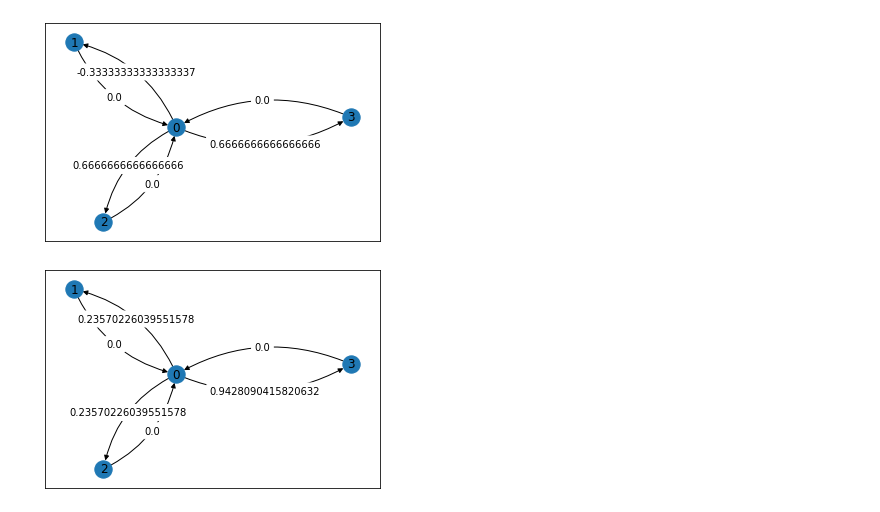
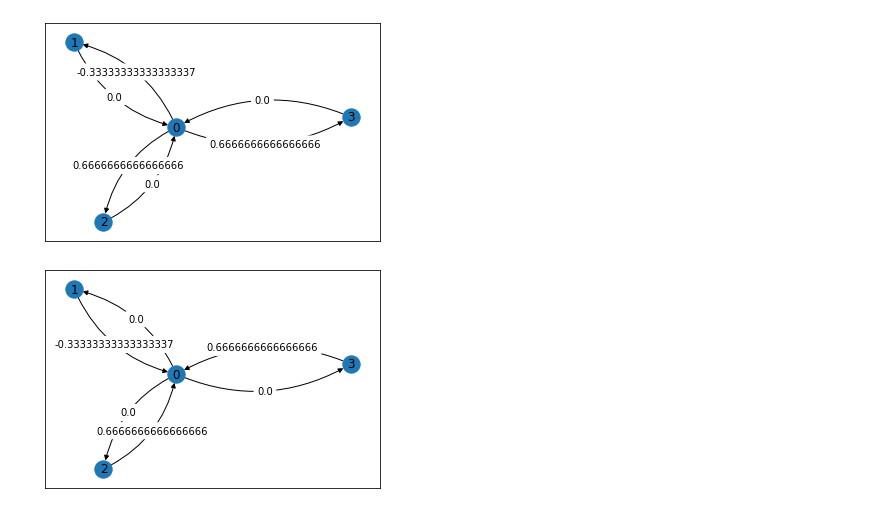
Before and after one commit to Tshou1219/qba, a Jupyter notebook: main.ipynb, the cells around one changed output. Saved outputs shown, nothing was run; the diff lists cells and outputs as text; code cells hidden in the pictures.

Commit message:
make flowed grover ?

```diff
--- a/main.ipynb
+++ b/main.ipynb
@@ -96,11 +96,15 @@ label.my_draw_networkx_edge_labels(G, pos, ax=ax, edge_labels=curved_edge_labels
 # %%
 import matplotlib.pyplot as plt
 import networkx as nx
 import label
 from grover import Grover
+from qw import ArcGraph
 
 G=Grover([(0,1),(0,2),(0,3)])
-G.run_grover()
+#G=Grover([(0,1),(1,2),(2,0)])
+# G=ArcGraph([])
+# G.complete_graph(3)
+G.run_flowed_grover(2)
 G.plot()
 # %% [output]
-[figure, old version]
+[figure, new version]
```
Also changed, not shown: parts of 2 cells of this notebook, 2 other files.
